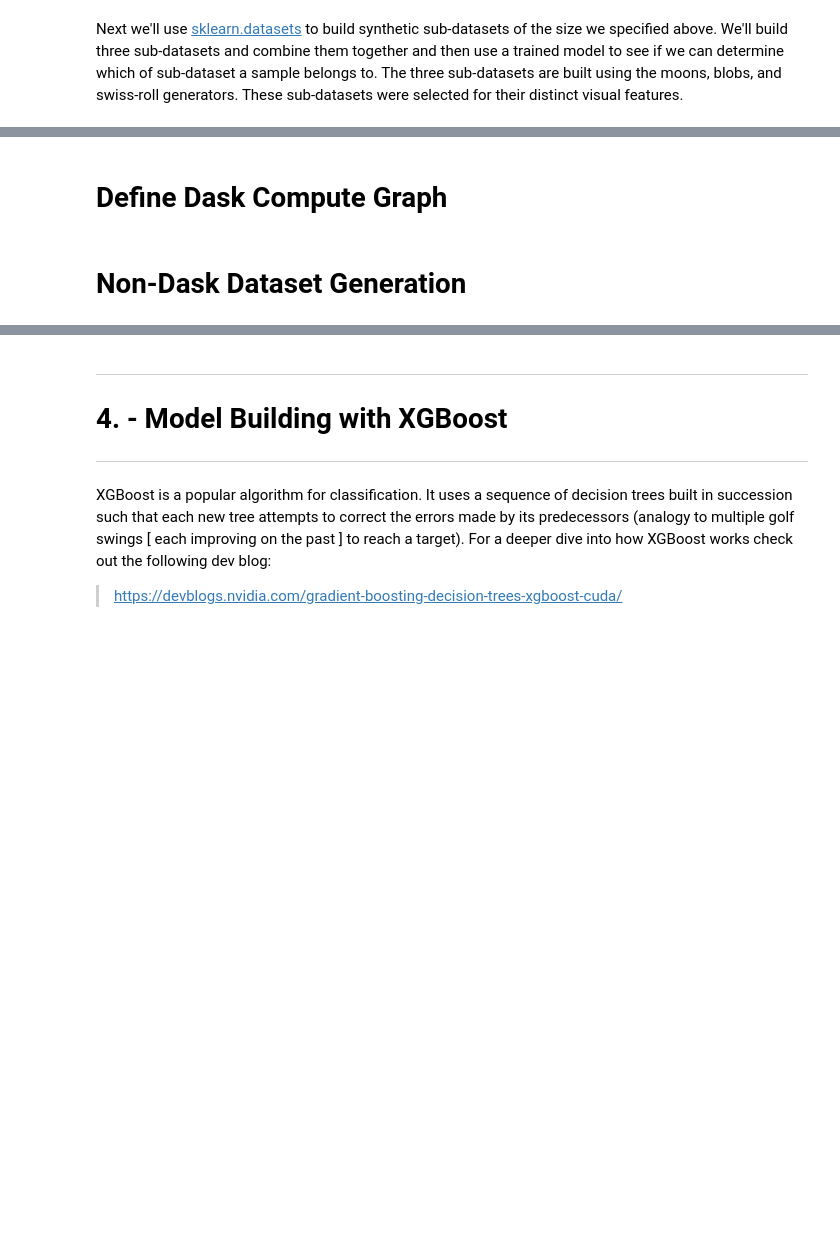
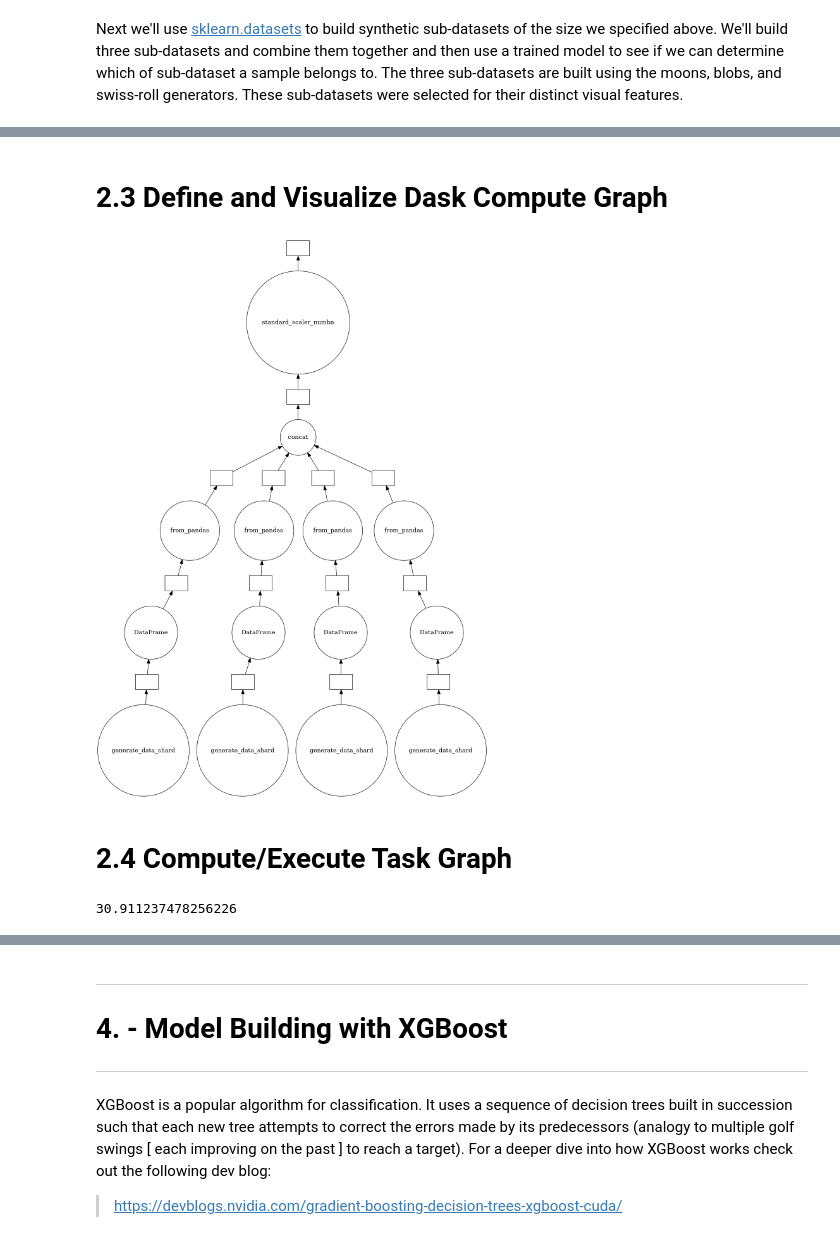
Before and after one commit to miroenev/rapids, a Jupyter notebook: rapids_ml_workflow_demo_dask_v0.ipynb, the cells around one changed output, grey strips where cells are left out. Saved outputs shown, nothing was run; the diff lists cells and outputs as text; code cells hidden in the pictures; blank space fills up the shorter version.

Commit message:
updating dask demo and readme

```diff
--- a/rapids_ml_workflow_demo_dask_v0.ipynb
+++ b/rapids_ml_workflow_demo_dask_v0.ipynb
@@ -68,14 +80,54 @@ def generate_data_shard ( nSamplesPerShardSubset ):
+# %%
+@cuda.jit
+def gpu_scale(outputCol, colGPUArrays, colMeans, colStDevs, labelCol):
+    iRow = cuda.grid(1)
+    if iRow < colGPUArrays.size:
+        if not labelCol:
+            outputCol[iRow] = ( colGPUArrays[iRow] - colMeans ) / ( colStDevs + 1e-10 )
+        else:
+            outputCol[iRow] = colGPUArrays[iRow]
+# %%
+def standard_scaler_numba( targetDF, trainMeans = None, trainStdevs = None):
+    nRows = targetDF.shape[0]
+
+    blockSize = 128
+    blockCount = nRows // blockSize + 1
+    scaledDF = cudf.DataFrame()
+
+    if trainMeans is None and trainStdevs is None:
+        trainMeans = {}
+        trainStdevs = {}
+
+    for iColName in targetDF.columns:
+        colGPUArray = targetDF[iColName].to_gpu_array()
+        outputCol = cuda.device_array ( shape=(nRows), dtype=colGPUArray.dtype.name)
+        if iColName not in trainMeans.keys():
+            trainMeans[iColName] = targetDF[iColName].mean()
+        if iColName not in trainStdevs.keys():
+            trainStdevs[iColName] = targetDF[iColName].std()
+        labelCol = (iColName == targetDF.columns[-1])
+        gpu_scale[(blockCount),(blockSize)](outputCol, colGPUArray, trainMeans[iColName], trainStdevs[iColName], labelCol)
+        scaledDF.add_column(name=iColName, data = outputCol)
+
+
+    return scaledDF, trainMeans, trainStdevs
 # %% [markdown]
-# Define Dask Compute Graph
+# 2.3 Define and Visualize Dask Compute Graph
 # %%
 delayedDataShards = [ delayed(generate_data_shard)(nSamplesPerShardSubset) for iShard in range(nShards) ]
 delayedDataFrames = [ delayed(pd.DataFrame)(iShard) for iShard in delayedDataShards ]
 delayedGPUDataFrames = [ delayed(cudf.from_pandas)(iShard) for iShard in delayedDataFrames]
 mergedGPUDataFame = delayed(cudf.concat)(delayedGPUDataFrames)
+result = delayed( standard_scaler_numba)( mergedGPUDataFame )
 # %%
-mergedGPUDataFame.visualize()
+result.visualize()
+# %% [output]
+[figure, added]
+# %% [markdown]
+# 2.4 Compute/Execute Task Graph
 # %%
 tic = time.time()
-with ResourceProfiler(dt=0.25) as rprof:
-    out = mergedGPUDataFame.compute()
+cudf_X_train, trainMeans, trainStdevs = result.compute()
 print( time.time() - tic )
+# %% [output]
+30.911237478256226
@@ -84,2 +133,0 @@ rprof.results
-# %% [markdown]
-# Non-Dask Dataset Generation
```
Also changed, not shown: parts of 54 cells of this notebook, 1 other file.
